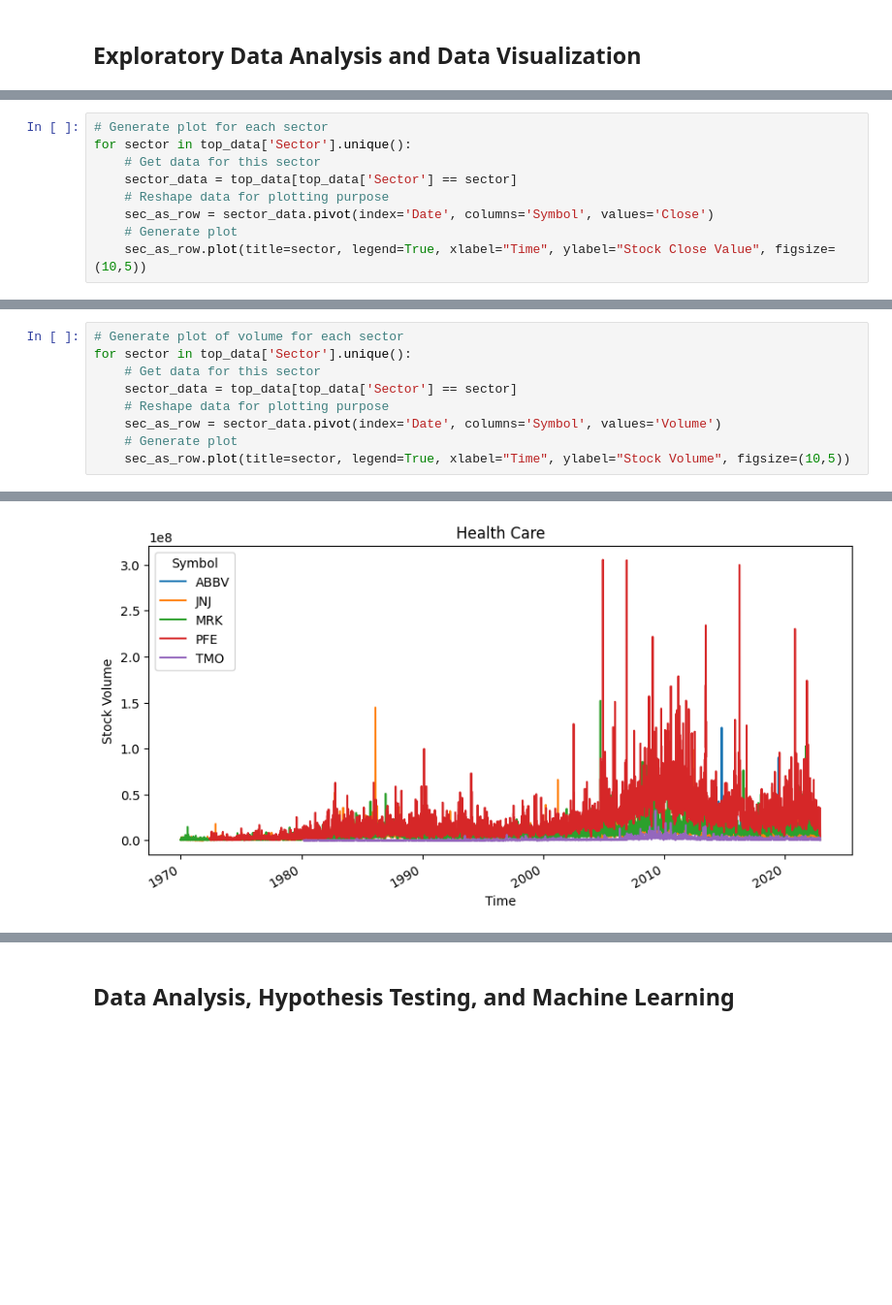
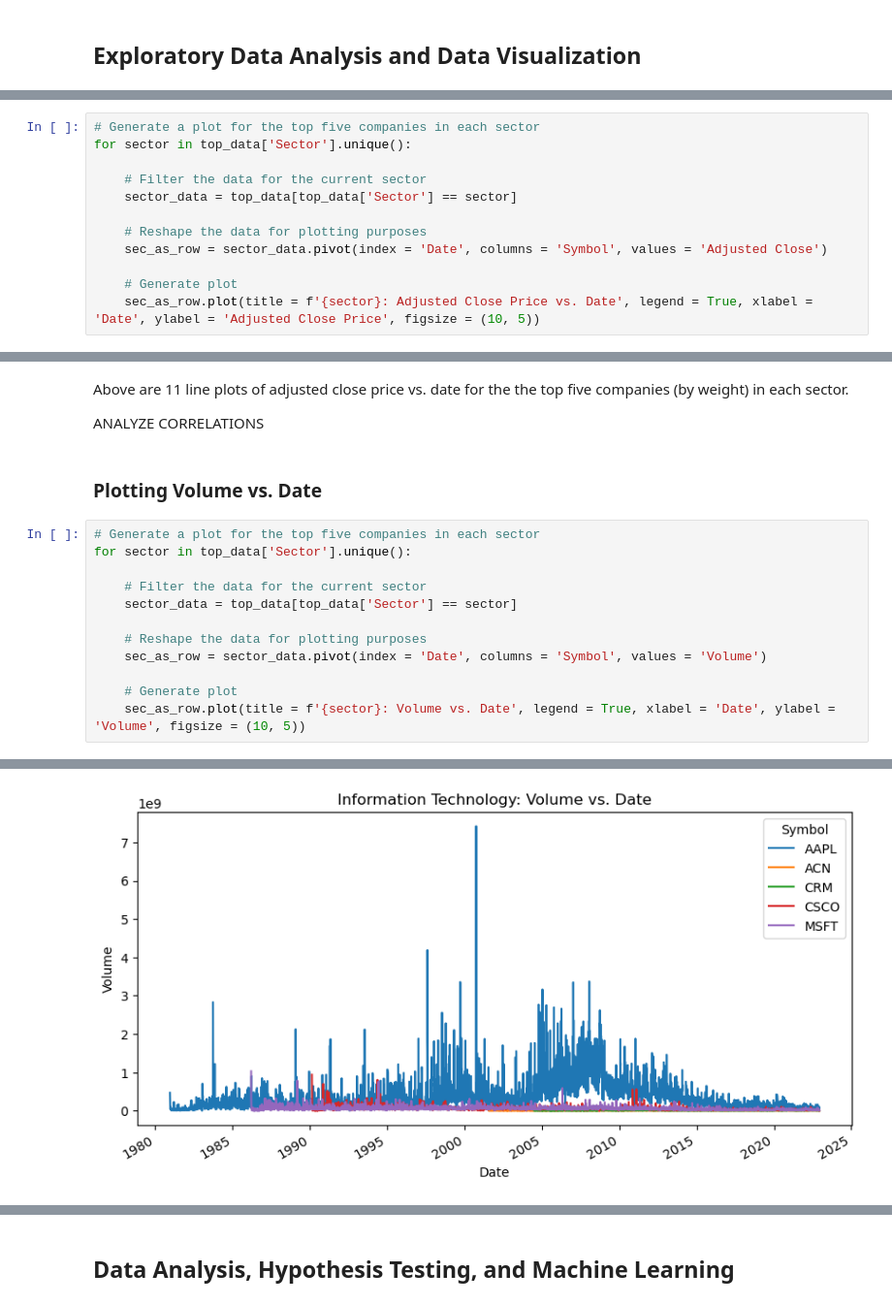
Before and after one commit to melvinrajendran/SP500-Stock-Price-Analysis, a Jupyter notebook: SP500StockPriceAnalysis.ipynb, the cells around one changed output, grey strips where cells are left out. Shown at 97% size. Saved outputs shown, nothing was run; the diff lists cells and outputs as text; blank space fills up the shorter version.

```diff
--- a/SP500StockPriceAnalysis.ipynb
+++ b/SP500StockPriceAnalysis.ipynb
@@ -221,10 +225,13 @@ Plotting closing prices.
 # %%
-# Generate plot for each sector
+# Generate a plot for the top five companies in each sector
 for sector in top_data['Sector'].unique():
-    # Get data for this sector
+
+    # Filter the data for the current sector
     sector_data = top_data[top_data['Sector'] == sector]
-    # Reshape data for plotting purpose
-    sec_as_row = sector_data.pivot(index='Date', columns='Symbol', values='Close')
+
+    # Reshape the data for plotting purposes
+    sec_as_row = sector_data.pivot(index = 'Date', columns = 'Symbol', values = 'Adjusted Close')
+
     # Generate plot
-    sec_as_row.plot(title=sector, legend=True, xlabel="Time", ylabel="Stock Close Value", figsize=(10,5))
+    sec_as_row.plot(title = f'{sector}: Adjusted Close Price vs. Date', legend = True, xlabel = 'Date', ylabel = 'Adjusted Close Price', figsize = (10, 5))
 # %% [output]
@@ -242,10 +249,19 @@ for sector in top_data['Sector'].unique():
+# %% [markdown]
+Above are 11 line plots of adjusted close price vs. date for the the top five companies (by weight) in each sector.
+
+ANALYZE CORRELATIONS
+# %% [markdown]
+### Plotting Volume vs. Date
 # %%
-# Generate plot of volume for each sector
+# Generate a plot for the top five companies in each sector
 for sector in top_data['Sector'].unique():
-    # Get data for this sector
+
+    # Filter the data for the current sector
     sector_data = top_data[top_data['Sector'] == sector]
-    # Reshape data for plotting purpose
-    sec_as_row = sector_data.pivot(index='Date', columns='Symbol', values='Volume')
+
+    # Reshape the data for plotting purposes
+    sec_as_row = sector_data.pivot(index = 'Date', columns = 'Symbol', values = 'Volume')
+
     # Generate plot
-    sec_as_row.plot(title=sector, legend=True, xlabel="Time", ylabel="Stock Volume", figsize=(10,5))
+    sec_as_row.plot(title = f'{sector}: Volume vs. Date', legend = True, xlabel = 'Date', ylabel = 'Volume', figsize = (10, 5))
 # %% [output]
@@ -255 +271 @@ for sector in top_data['Sector'].unique():
-[figure, old version]
+[figure, new version]
```
Also changed, not shown: parts of 14 cells of this notebook.
